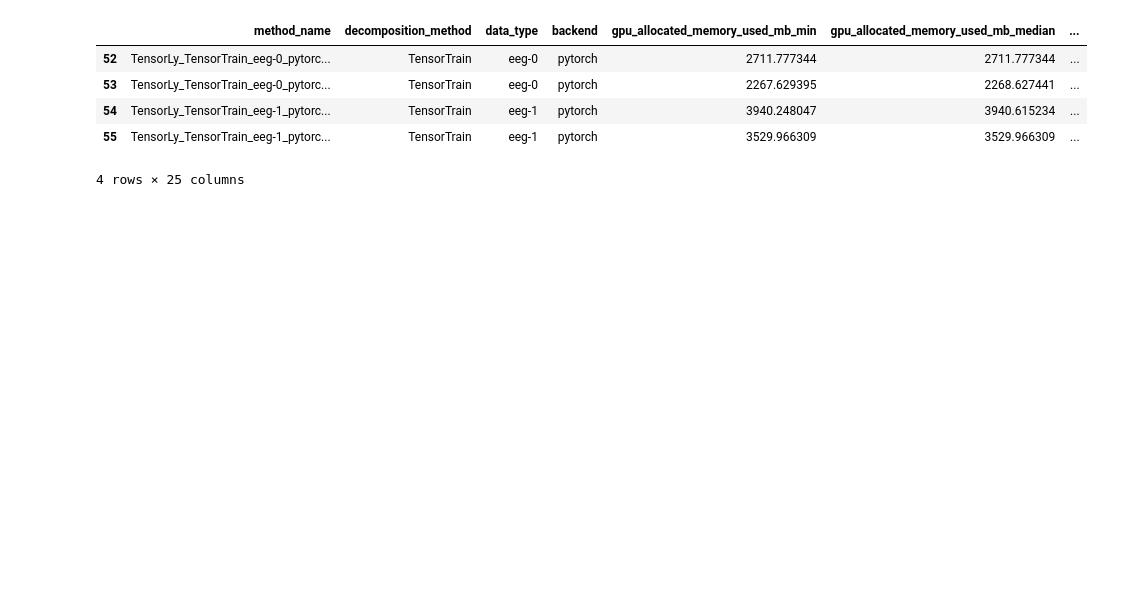
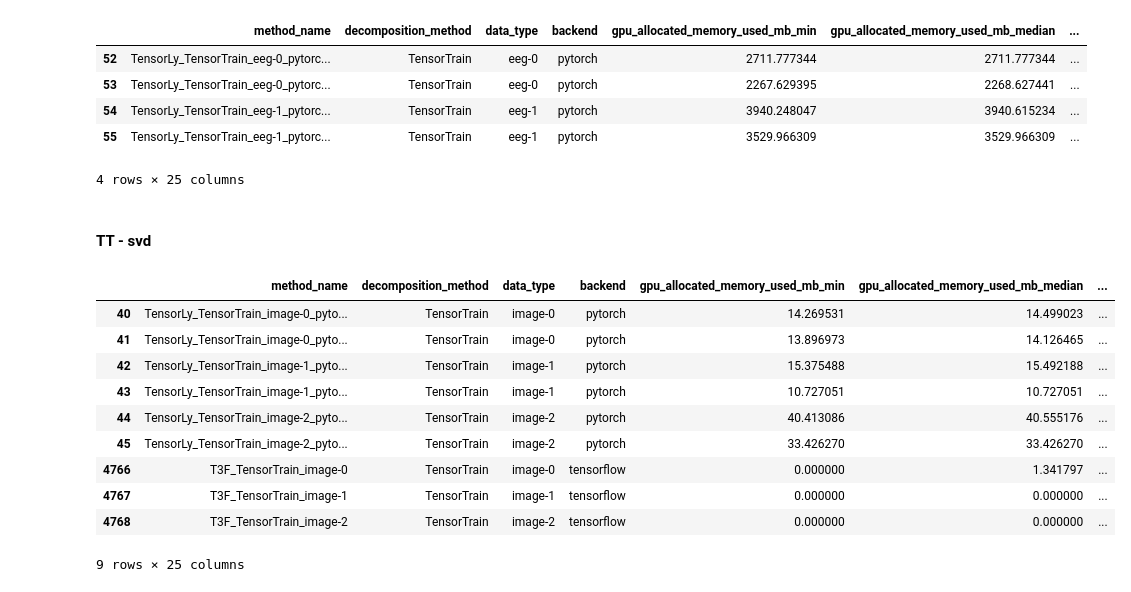
Before and after one commit to Innopolis-tensor-compression/tensor-compression-methods, a Jupyter notebook: experiments/check_methods_logs.ipynb, the cells around one changed output. Saved outputs shown, nothing was run; the diff lists cells and outputs as text; code cells hidden in the pictures; blank space fills up the shorter version.

```diff
--- a/experiments/check_methods_logs.ipynb
+++ b/experiments/check_methods_logs.ipynb
@@ -1665,3 +2248,19 @@ df_tensortrain_eegs
 | 54 | TensorLy_TensorTrain_eeg-1_pytorc... | TensorTrain | eeg-1 | pytorch | 3940.248047 | 3940.615234 | ... |
 | 55 | TensorLy_TensorTrain_eeg-1_pytorc... | TensorTrain | eeg-1 | pytorch | 3529.966309 | 3529.966309 | ... |
 4 rows × 25 columns
+# %% [markdown]
+#### TT - svd
+# %%
+dfs_by_decomposition_method['TensorTrain'].loc[dfs_by_decomposition_method['TensorTrain']['data_type'].isin(['image-0', 'image-1', 'image-2'])]
+# %% [output]
+|  | method_name | decomposition_method | data_type | backend | gpu_allocated_memory_used_mb_min | gpu_allocated_memory_used_mb_median | ... |
+| 40 | TensorLy_TensorTrain_image-0_pyto... | TensorTrain | image-0 | pytorch | 14.269531 | 14.499023 | ... |
+| 41 | TensorLy_TensorTrain_image-0_pyto... | TensorTrain | image-0 | pytorch | 13.896973 | 14.126465 | ... |
+| 42 | TensorLy_TensorTrain_image-1_pyto... | TensorTrain | image-1 | pytorch | 15.375488 | 15.492188 | ... |
+| 43 | TensorLy_TensorTrain_image-1_pyto... | TensorTrain | image-1 | pytorch | 10.727051 | 10.727051 | ... |
+| 44 | TensorLy_TensorTrain_image-2_pyto... | TensorTrain | image-2 | pytorch | 40.413086 | 40.555176 | ... |
+| 45 | TensorLy_TensorTrain_image-2_pyto... | TensorTrain | image-2 | pytorch | 33.426270 | 33.426270 | ... |
+| 4766 | T3F_TensorTrain_image-0 | TensorTrain | image-0 | tensorflow | 0.000000 | 1.341797 | ... |
+| 4767 | T3F_TensorTrain_image-1 | TensorTrain | image-1 | tensorflow | 0.000000 | 0.000000 | ... |
+| 4768 | T3F_TensorTrain_image-2 | TensorTrain | image-2 | tensorflow | 0.000000 | 0.000000 | ... |
+9 rows × 25 columns
```
Also changed, not shown: parts of 53 cells of this notebook.
